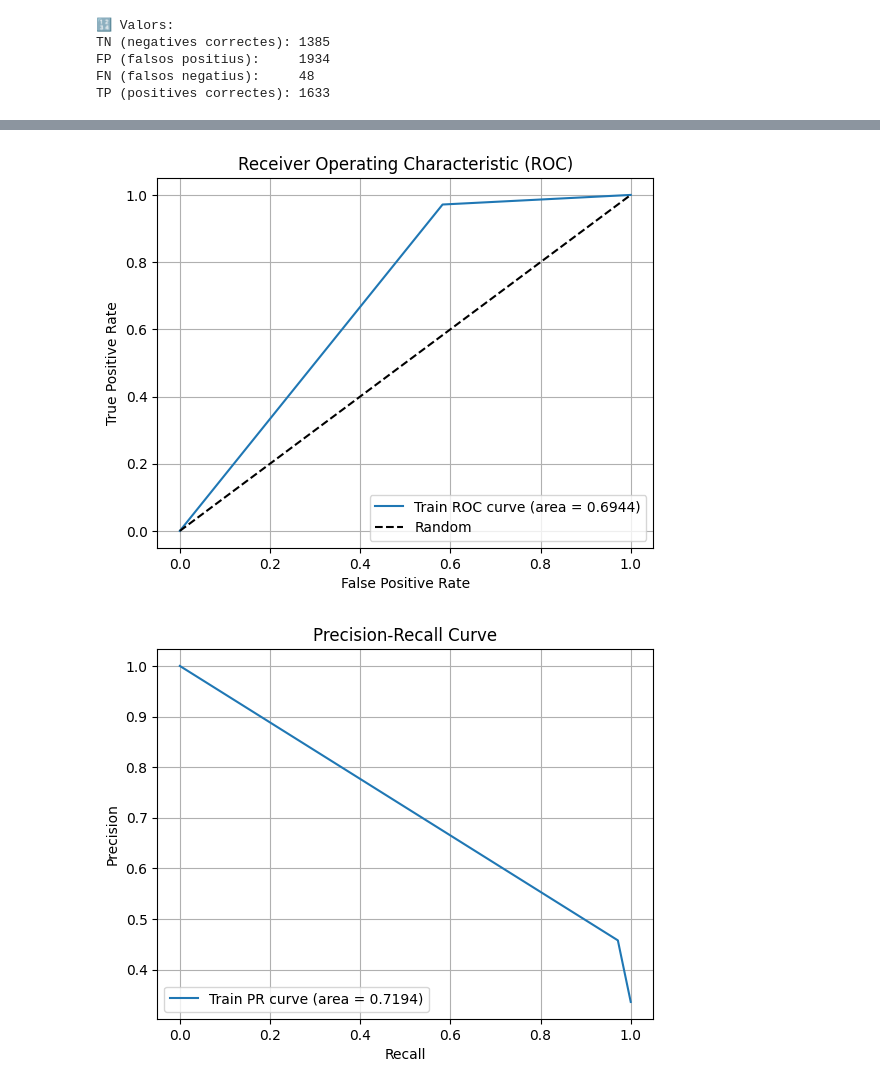
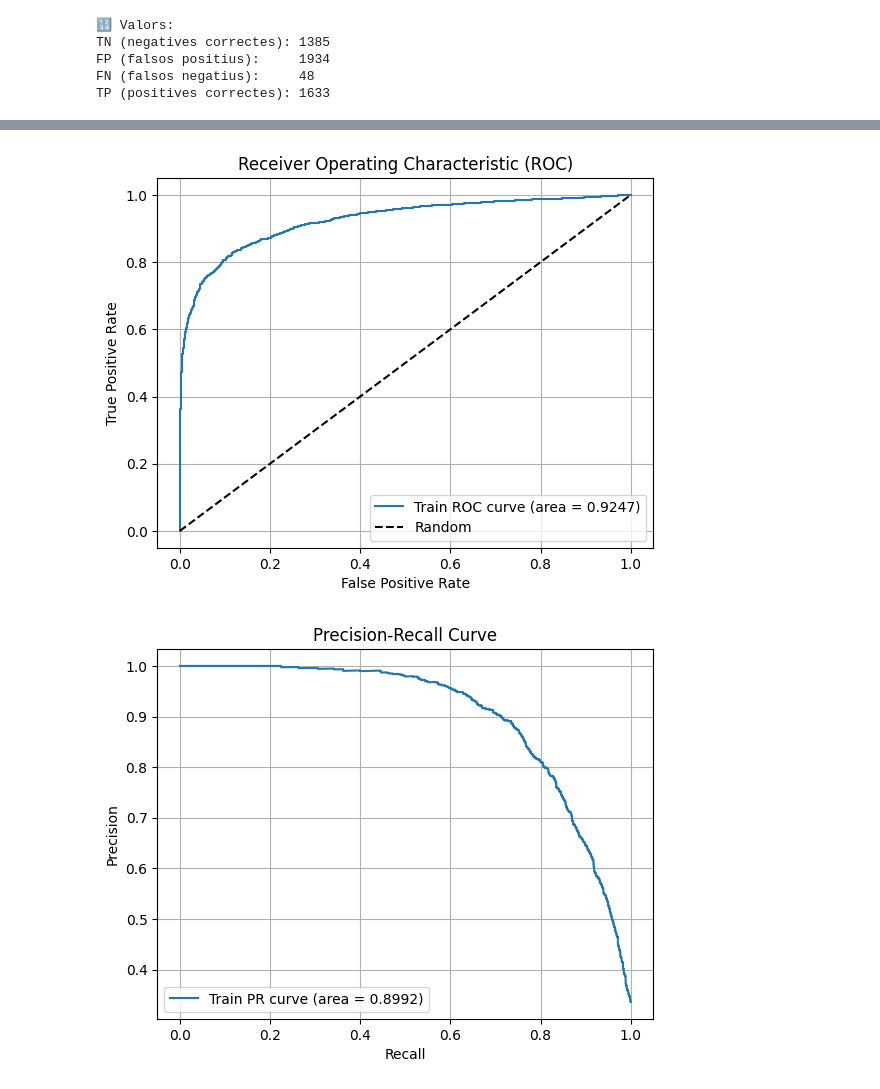
Before and after one commit to 1632068/TFG-Marti_Mussons, a Jupyter notebook: src_tex/evaluation/nomicai.ipynb, the cells around one changed output, grey strips where cells are left out. Drawn from its saved outputs; the diff is of its cells as text; code cells hidden in the pictures.

```diff
--- a/src_tex/evaluation/nomicai.ipynb
+++ b/src_tex/evaluation/nomicai.ipynb
@@ -108,33 +157,33 @@ TP (positives correctes): 1633
 # %%
 from sklearn.metrics import roc_curve, precision_recall_curve, auc
 import matplotlib.pyplot as plt
 
 # --- ROC Curve ---
-fpr, tpr, _ = roc_curve(etiquetes, prediccions)
+fpr, tpr, _ = roc_curve(etiquetes, similaritats)
 roc_auc = auc(fpr, tpr)
 
 plt.figure()
 plt.plot(fpr, tpr, label=f"Train ROC curve (area = {roc_auc:.4f})")
 plt.plot([0, 1], [0, 1], 'k--', label="Random")
 plt.xlabel("False Positive Rate")
 plt.ylabel("True Positive Rate")
 plt.title("Receiver Operating Characteristic (ROC)")
 plt.legend(loc="lower right")
 plt.grid()
 plt.show()
 
 # --- Precision-Recall Curve ---
-precision, recall, _ = precision_recall_curve(etiquetes, prediccions)
+precision, recall, _ = precision_recall_curve(etiquetes, similaritats)
 pr_auc = auc(recall, precision)
 
 plt.figure()
 plt.plot(recall, precision, label=f"Train PR curve (area = {pr_auc:.4f})")
 plt.xlabel("Recall")
 plt.ylabel("Precision")
 plt.title("Precision-Recall Curve")
 plt.legend(loc="lower left")
 plt.grid()
 plt.show()
 # %% [output]
-[figure, old version]
+[figure, new version]
-[figure, old version]
+[figure, new version]
```
Also changed, not shown: parts of 3 cells of this notebook, 2 other files.
